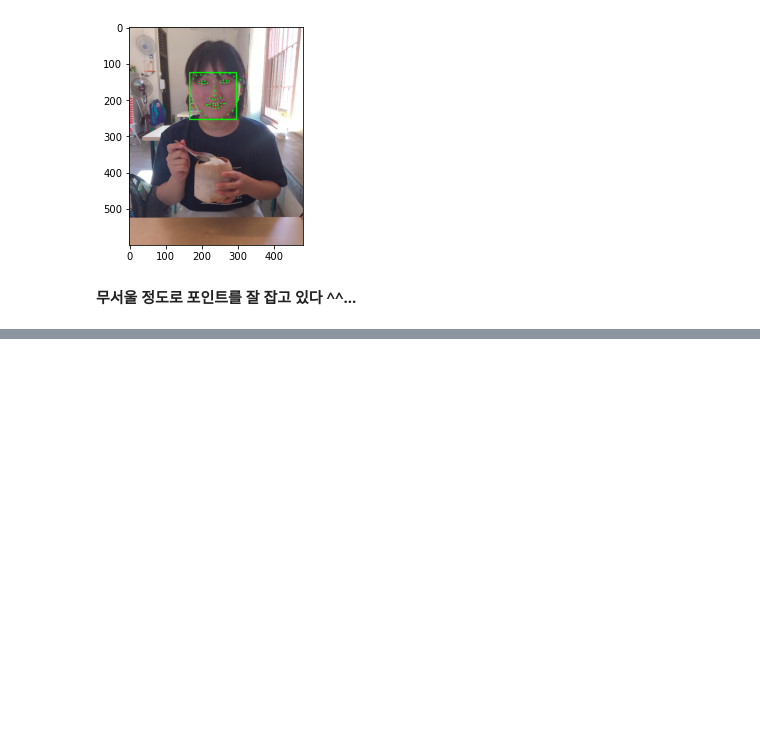
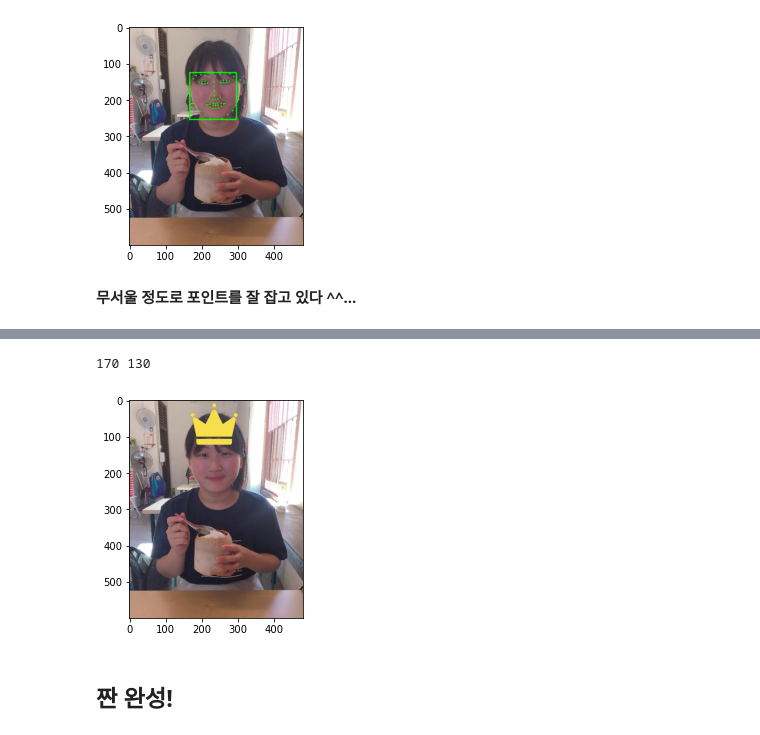
Before and after one commit to JeongeunJPark/AIFFEL_EX03_CameraSticker, a Jupyter notebook: Before Start.ipynb, the cells around one changed output, grey strips where cells are left out. Saved outputs shown, nothing was run; the diff lists cells and outputs as text; code cells hidden in the pictures; blank space fills up the shorter version.

```diff
--- a/Before Start.ipynb
+++ b/Before Start.ipynb
@@ -168,0 +252,17 @@ __무서울 정도로 포인트를 잘 잡고 있다 ^^...__
+# %%
+#랜드마크와 합쳐지면 좀 무서우니까, 랜드마크와 박스를 빼고 다시 출력해본다.
+
+print(refined_x, sticker_img.shape[1])
+
+sticker_area=img_brg[refined_y:sticker_img.shape[0],refined_x:refined_x+sticker_img.shape[1]]
+
+img_brg[refined_y:sticker_img.shape[0], refined_x:refined_x+sticker_img.shape[1]]=\
+np.where(sticker_img==0, sticker_area, sticker_img).astype(np.uint8)
+
+plt.imshow(cv2.cvtColor(img_brg, cv2.COLOR_BGR2RGB))
+plt.show()
+# %% [output]
+170 130
+[figure, added]
+# %% [markdown]
+## 짠 완성!
```
Also changed, not shown: parts of 14 cells of this notebook, 8 other files.
